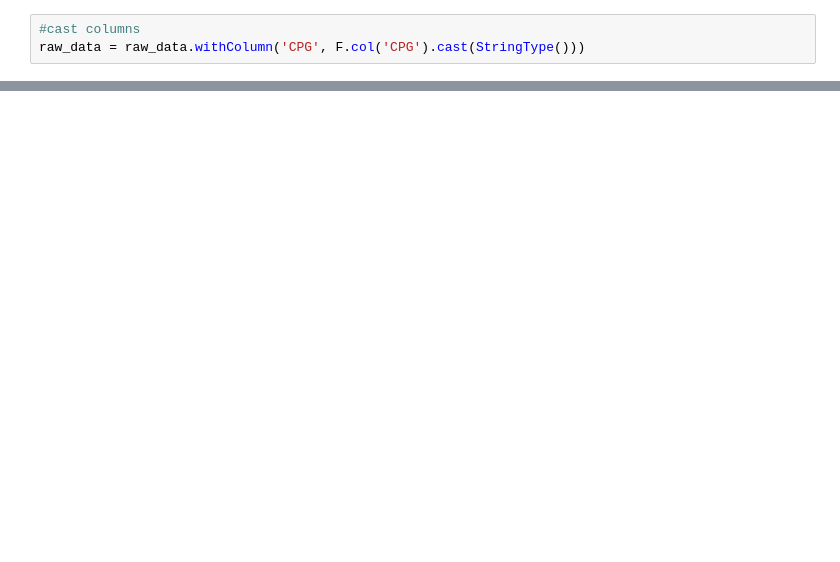
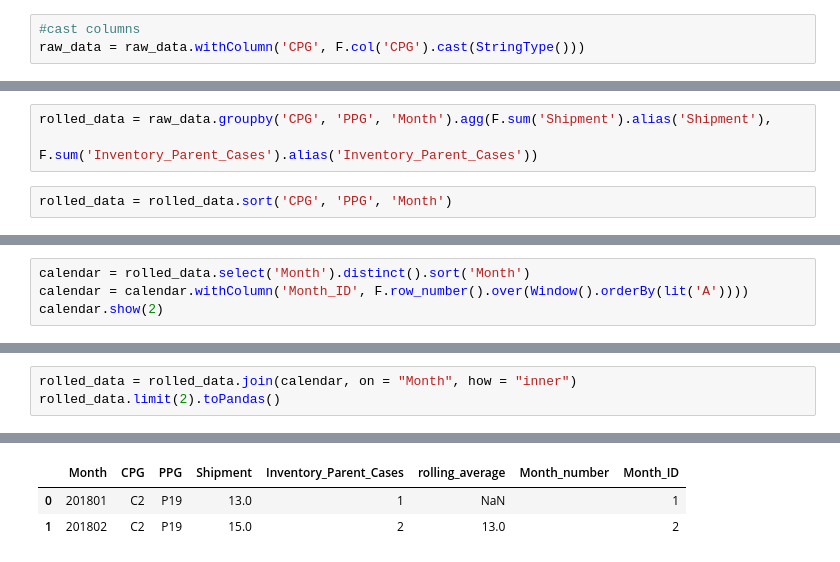
Before and after one commit to ankurv857/Neural-Network-Exercises, a Jupyter notebook: Spark/code/Spark_Basics.ipynb, the cells around one changed output, grey strips where cells are left out. Saved outputs shown, nothing was run; the diff lists cells and outputs as text; blank space fills up the shorter version.

```diff
--- a/Spark/code/Spark_Basics.ipynb
+++ b/Spark/code/Spark_Basics.ipynb
@@ -92,0 +141,5 @@ only showing top 2 rows
+# %%
+rolled_data = raw_data.groupby('CPG', 'PPG', 'Month').agg(F.sum('Shipment').alias('Shipment'),
+                                                         F.sum('Inventory_Parent_Cases').alias('Inventory_Parent_Cases'))
+# %%
+rolled_data = rolled_data.sort('CPG', 'PPG', 'Month')
@@ -92,0 +168,4 @@ only showing top 2 rows
+# %%
+calendar = rolled_data.select('Month').distinct().sort('Month')
+calendar = calendar.withColumn('Month_ID', F.row_number().over(Window().orderBy(lit('A'))))
+calendar.show(2)
@@ -92,0 +181,4 @@ only showing top 2 rows
+# %%
+rolled_data = rolled_data.join(calendar, on = "Month", how = "inner")
+rolled_data.limit(2).toPandas()
+# %% [output]
@@ -92,0 +186,3 @@ only showing top 2 rows
+|  | Month | CPG | PPG | Shipment | Inventory_Parent_Cases | rolling_average | Month_number | Month_ID |
+| 0 | 201801 | C2 | P19 | 13.0 | 1 | NaN |  | 1 |
+| 1 | 201802 | C2 | P19 | 15.0 | 2 | 13.0 |  | 2 |
```
Also changed, not shown: parts of 21 cells of this notebook, 4 other files.
